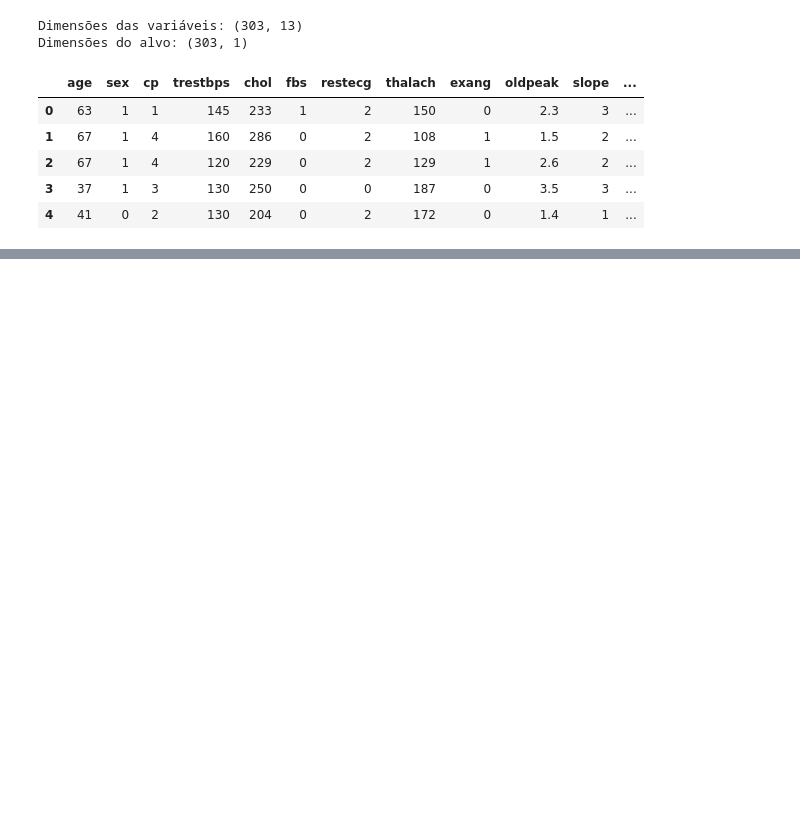
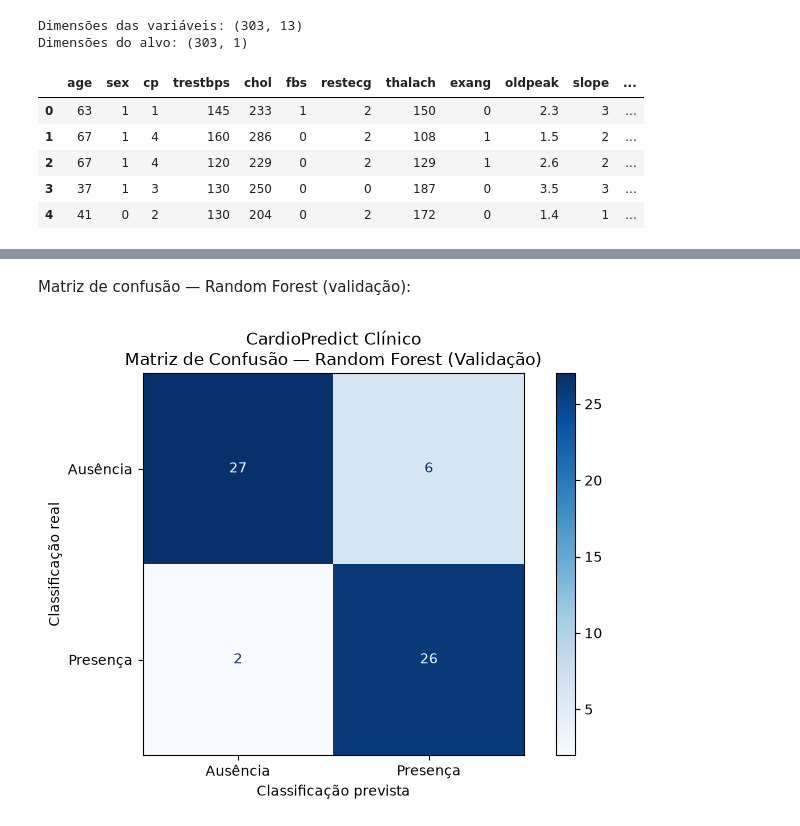
Before and after one commit to MarcioPaiano/CardioPredict-AI, a Jupyter notebook: notebooks/01_analise_exploratoria.ipynb, the cells around one changed output, grey strips where cells are left out. Saved outputs shown, nothing was run; the diff lists cells and outputs as text; code cells hidden in the pictures; blank space fills up the shorter version.

```diff
--- a/notebooks/01_analise_exploratoria.ipynb
+++ b/notebooks/01_analise_exploratoria.ipynb
@@ -29,0 +694,18 @@ Dimensões do alvo: (303, 1)
+# %%
+from sklearn.ensemble import RandomForestClassifier
+from sklearn.pipeline import Pipeline
+from sklearn.base import clone
+
+modelo_floresta = Pipeline(steps=[
+    ("preprocessamento", clone(preprocessador)),
+    ("classificador", RandomForestClassifier(
+        n_estimators=200,
+        random_state=42,
+        class_weight="balanced"
+    ))
+])
+
+modelo_floresta.fit(X_treino, y_treino)
+
+print("Random Forest treinado com sucesso!")
+print("Registros utilizados:", len(X_treino))
@@ -29,0 +757,31 @@ Dimensões do alvo: (303, 1)
+# %% [markdown]
+Matriz de confusão — Random Forest (validação):
+# %%
+import matplotlib.pyplot as plt
+from sklearn.metrics import ConfusionMatrixDisplay
+
+# Matriz de confusão da Random Forest na validação
+fig, ax = plt.subplots(figsize=(7, 5))
+
+ConfusionMatrixDisplay.from_estimator(
+    modelo_floresta,
+    X_validacao,
+    y_validacao,
+    display_labels=["Ausência", "Presença"],
+    cmap="Blues",
+    values_format="d",
+    ax=ax
+)
+
+ax.set_title(
+    "CardioPredict Clínico\n"
+    "Matriz de Confusão — Random Forest (Validação)"
+)
+
+ax.set_xlabel("Classificação prevista")
+ax.set_ylabel("Classificação real")
+
+plt.tight_layout()
+plt.show()
+# %% [output]
+[figure, added]
```
Also changed, not shown: parts of 49 cells of this notebook, 4 other files.
